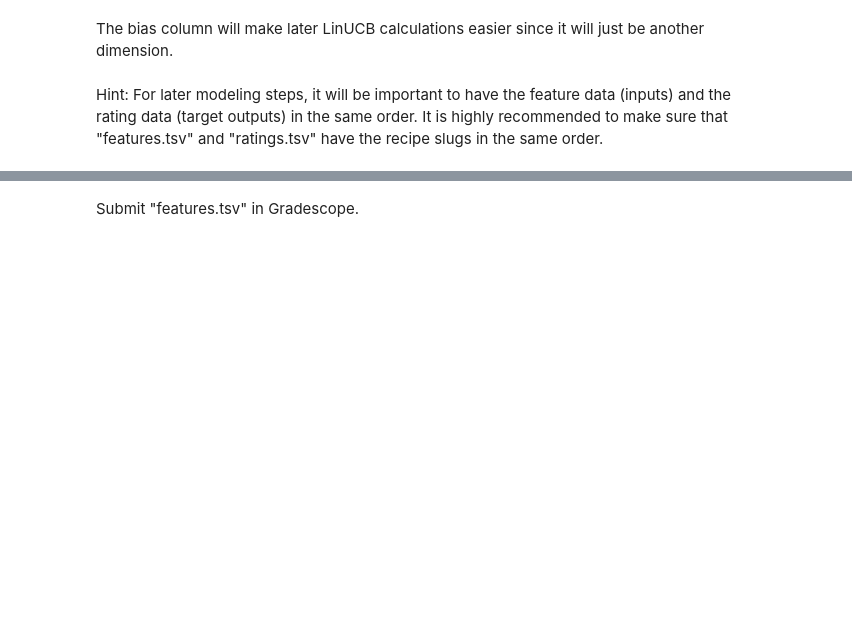
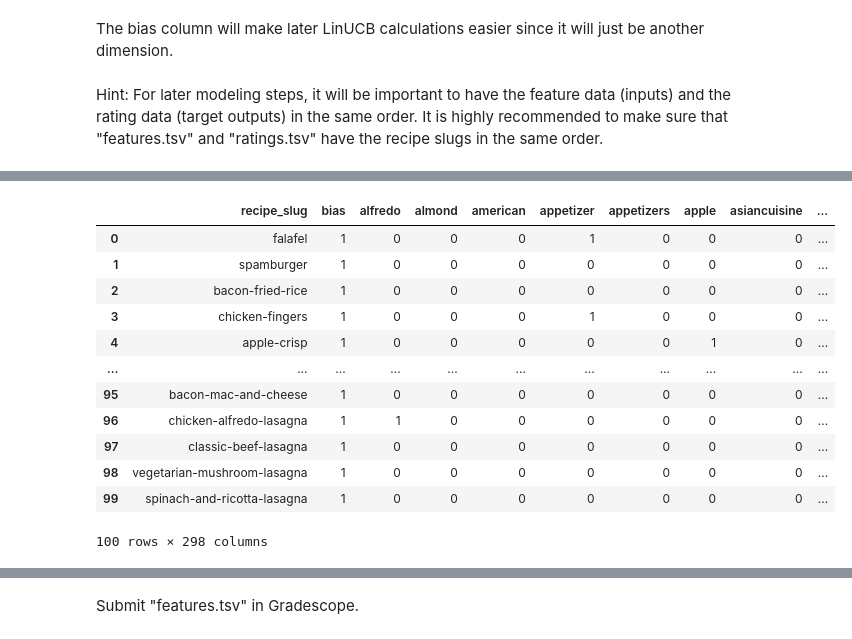
Before and after one commit to polinacsv/dx704-project-04, a Jupyter notebook: project.ipynb, the cells around one changed output, grey strips where cells are left out. Cells and saved outputs as stored; diff of their text form; code cells hidden in the pictures; blank space fills up the shorter version.

```diff
--- a/project.ipynb
+++ b/project.ipynb
@@ -143,0 +259,22 @@ It is highly recommended to make sure that "features.tsv" and "ratings.tsv" have
+# %%
+# Insert bias
+features.insert(1, "bias", 1)
+
+# Sort tag columns
+non_meta_cols = sorted([c for c in features.columns if c not in ["recipe_slug", "bias"]])
+features = features[["recipe_slug", "bias"] + non_meta_cols]
+features
+# %% [output]
+|  | recipe_slug | bias | alfredo | almond | american | appetizer | appetizers | apple | asiancuisine | ... |
+| 0 | falafel | 1 | 0 | 0 | 0 | 1 | 0 | 0 | 0 | ... |
+| 1 | spamburger | 1 | 0 | 0 | 0 | 0 | 0 | 0 | 0 | ... |
+| 2 | bacon-fried-rice | 1 | 0 | 0 | 0 | 0 | 0 | 0 | 0 | ... |
+| 3 | chicken-fingers | 1 | 0 | 0 | 0 | 1 | 0 | 0 | 0 | ... |
+| 4 | apple-crisp | 1 | 0 | 0 | 0 | 0 | 0 | 1 | 0 | ... |
+| ... | ... | ... | ... | ... | ... | ... | ... | ... | ... | ... |
+| 95 | bacon-mac-and-cheese | 1 | 0 | 0 | 0 | 0 | 0 | 0 | 0 | ... |
+| 96 | chicken-alfredo-lasagna | 1 | 1 | 0 | 0 | 0 | 0 | 0 | 0 | ... |
+| 97 | classic-beef-lasagna | 1 | 0 | 0 | 0 | 0 | 0 | 0 | 0 | ... |
+| 98 | vegetarian-mushroom-lasagna | 1 | 0 | 0 | 0 | 0 | 0 | 0 | 0 | ... |
+| 99 | spinach-and-ricotta-lasagna | 1 | 0 | 0 | 0 | 0 | 0 | 0 | 0 | ... |
+100 rows × 298 columns
```
Also changed, not shown: parts of 20 cells of this notebook, 1 other file.
